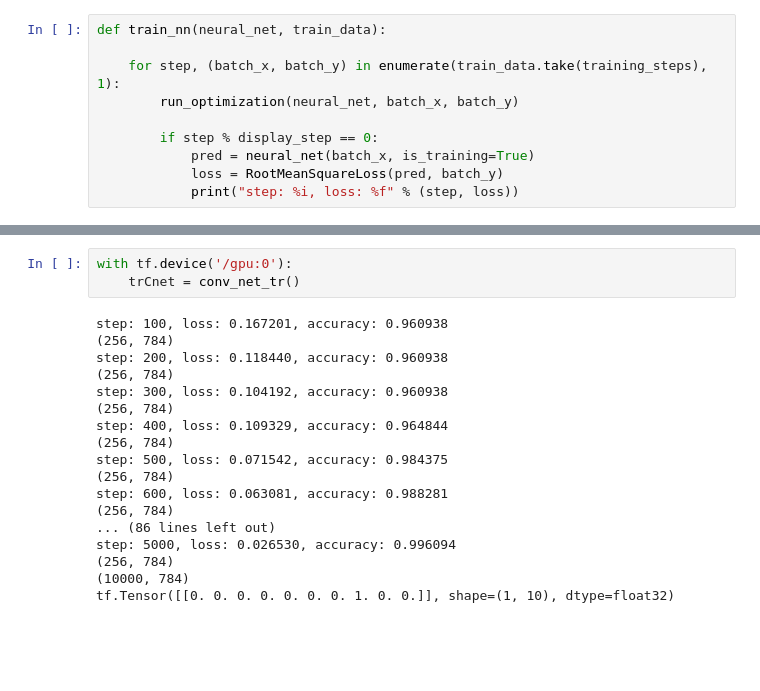
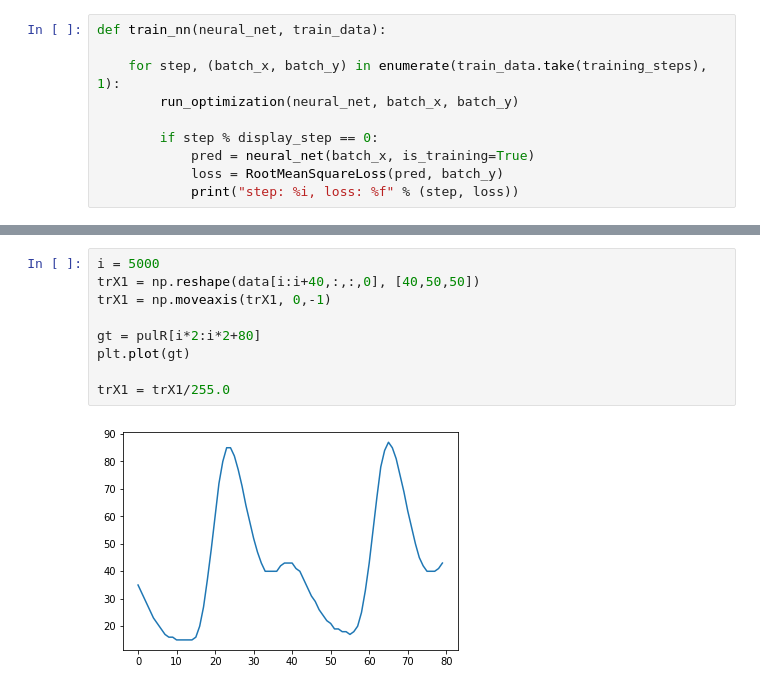
Before and after one commit to mxahan/project_rppg, a Jupyter notebook: Codes/Csv_data_read.ipynb, the cells around one changed output, grey strips where cells are left out. Saved outputs shown, nothing was run; the diff lists cells and outputs as text; blank space fills up the shorter version.

```diff
--- a/Codes/Csv_data_read.ipynb
+++ b/Codes/Csv_data_read.ipynb
@@ -677,21 +501,11 @@ def conv_net_tr():
-# %%
-with tf.device('/gpu:0'):
-    trCnet = conv_net_tr()
-# %% [output]
-step: 100, loss: 0.167201, accuracy: 0.960938
-(256, 784)
-step: 200, loss: 0.118440, accuracy: 0.960938
-(256, 784)
-step: 300, loss: 0.104192, accuracy: 0.960938
-(256, 784)
-step: 400, loss: 0.109329, accuracy: 0.964844
-(256, 784)
-step: 500, loss: 0.071542, accuracy: 0.984375
-(256, 784)
-step: 600, loss: 0.063081, accuracy: 0.988281
-(256, 784)
-... (86 lines left out)
-step: 5000, loss: 0.026530, accuracy: 0.996094
-(256, 784)
-(10000, 784)
-tf.Tensor([[0. 0. 0. 0. 0. 0. 0. 1. 0. 0.]], shape=(1, 10), dtype=float32)
+# %%
+i = 5000
+trX1 = np.reshape(data[i:i+40,:,:,0], [40,50,50])
+trX1 = np.moveaxis(trX1, 0,-1)
+
+gt = pulR[i*2:i*2+80]
+plt.plot(gt)
+
+trX1 = trX1/255.0
+# %% [output]
+[figure, added]
```
Also changed, not shown: parts of 9 cells of this notebook, 2 other files.
